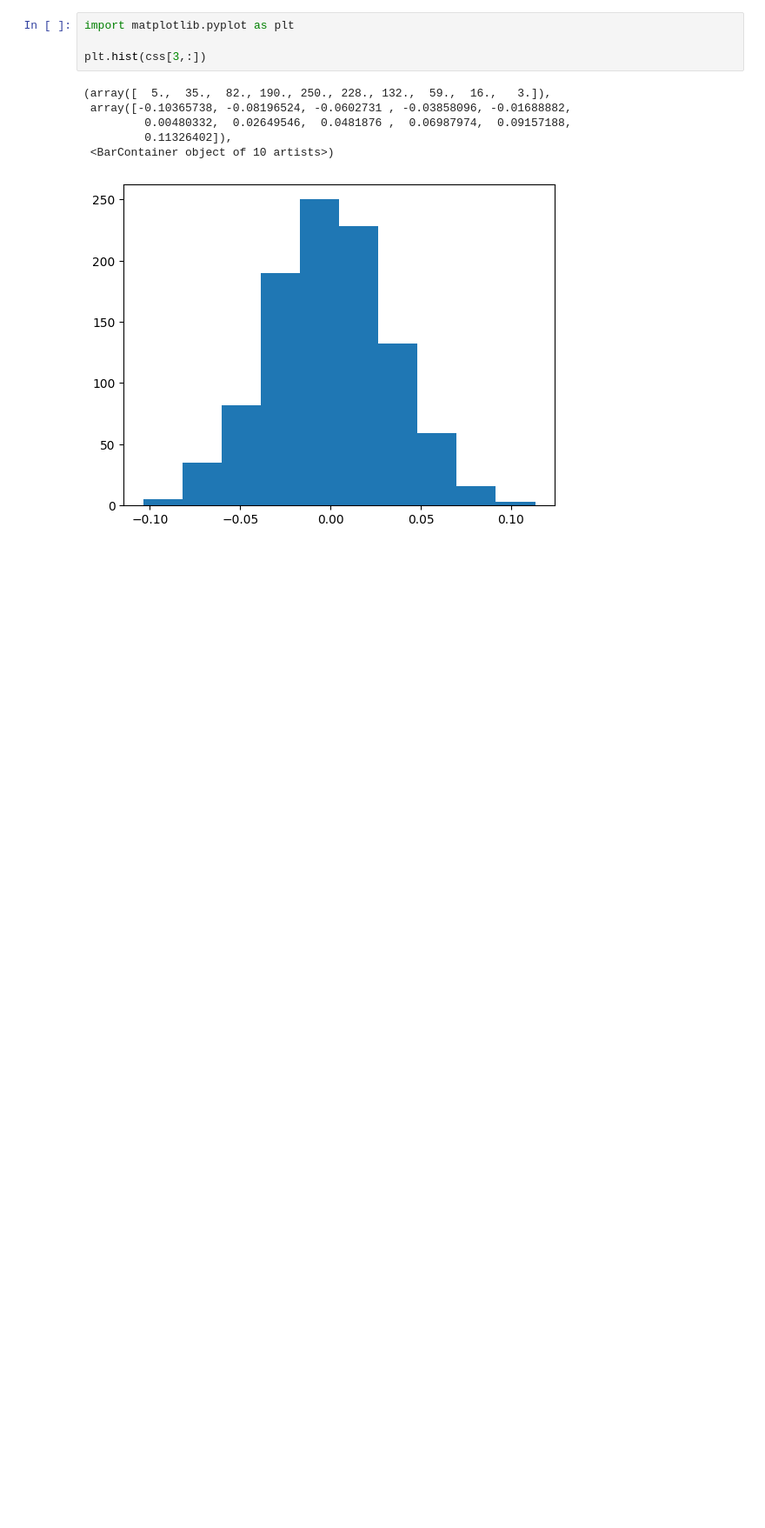
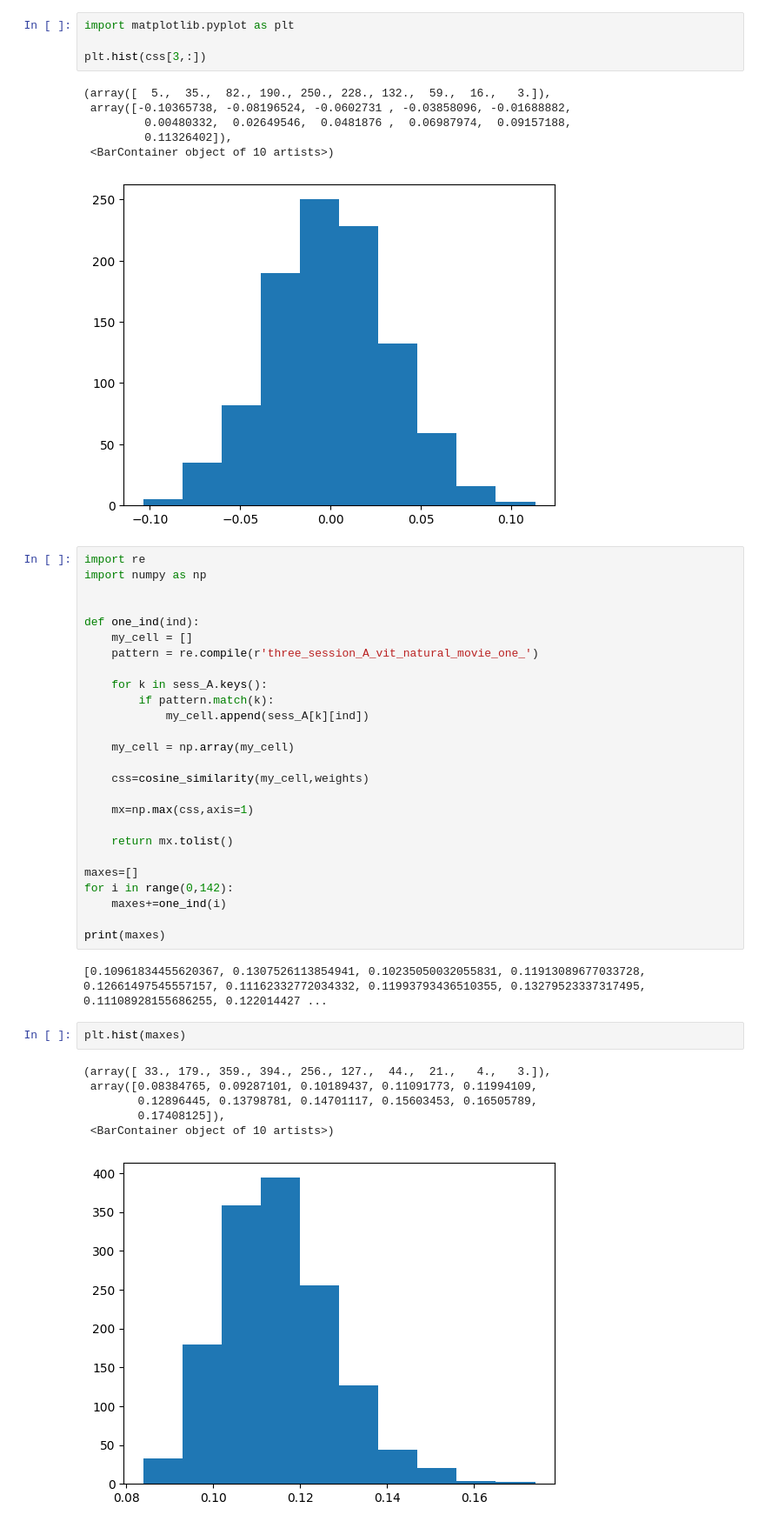
Before and after one commit to mariakesa/neural-computation-blog-python-code, a Jupyter notebook: Allen-Clean-Code/classification_dims.ipynb, the cells around one changed output. Shown: that part at 87% size. Cells and saved outputs as stored; diff of their text form; blank space fills up the shorter version.

Commit message:
distribution of max values in cosine similarity

```diff
--- a/Allen-Clean-Code/classification_dims.ipynb
+++ b/Allen-Clean-Code/classification_dims.ipynb
@@ -93,3 +105,40 @@ plt.hist(css[3,:])
          0.11326402]),
  <BarContainer object of 10 artists>)
 [figure]
+# %%
+import re
+import numpy as np
+
+
+def one_ind(ind):
+    my_cell = []
+    pattern = re.compile(r'three_session_A_vit_natural_movie_one_')
+
+    for k in sess_A.keys():
+        if pattern.match(k):
+            my_cell.append(sess_A[k][ind])
+
+    my_cell = np.array(my_cell)
+
+    css=cosine_similarity(my_cell,weights)
+
+    mx=np.max(css,axis=1)
+
+    return mx.tolist()
+
+maxes=[]
+for i in range(0,142):
+    maxes+=one_ind(i)
+
+print(maxes)
+# %% [output]
+[0.10961834455620367, 0.1307526113854941, 0.10235050032055831, 0.11913089677033728, 0.12661497545557157, 0.11162332772034332, 0.11993793436510355, 0.13279523337317495, 0.11108928155686255, 0.122014427 ...
+# %%
+plt.hist(maxes)
+# %% [output]
+(array([ 33., 179., 359., 394., 256., 127.,  44.,  21.,   4.,   3.]),
+ array([0.08384765, 0.09287101, 0.10189437, 0.11091773, 0.11994109,
+        0.12896445, 0.13798781, 0.14701117, 0.15603453, 0.16505789,
+        0.17408125]),
+ <BarContainer object of 10 artists>)
+[figure, added]
```
Also changed, not shown: parts of 1 cell of this notebook.
